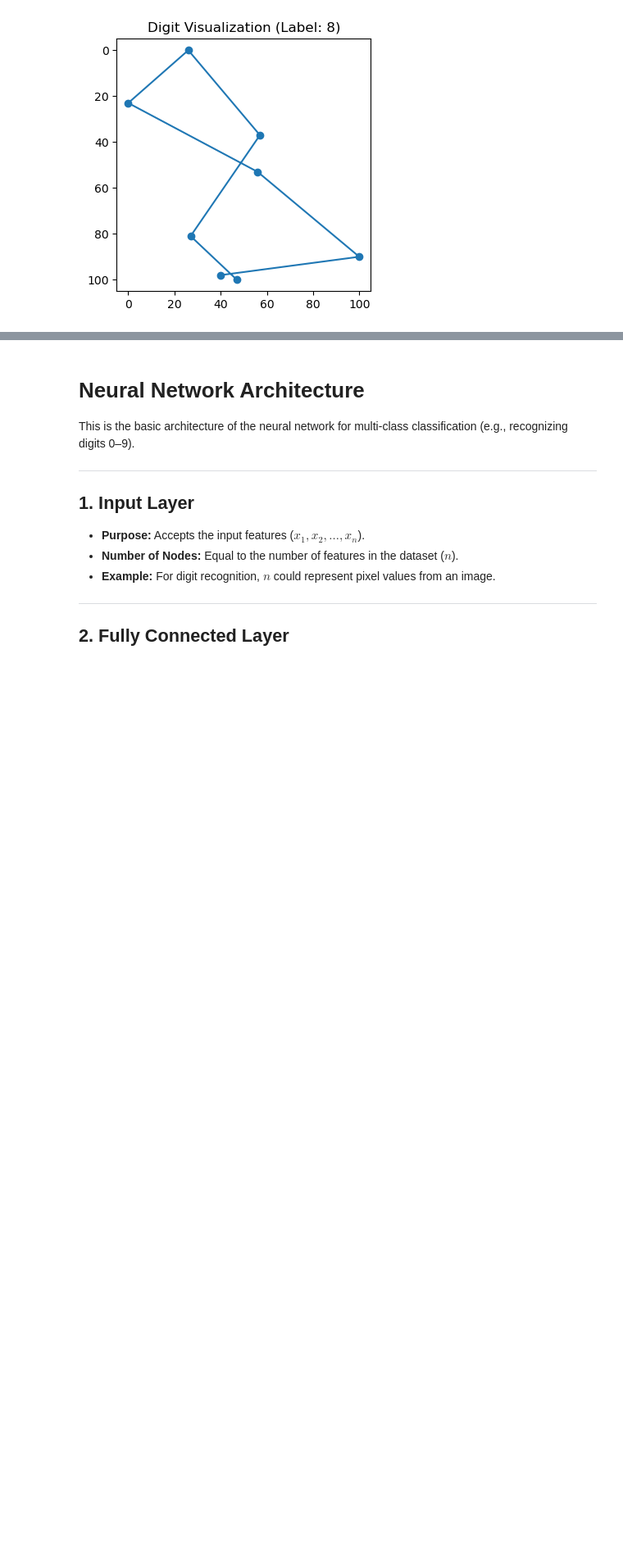
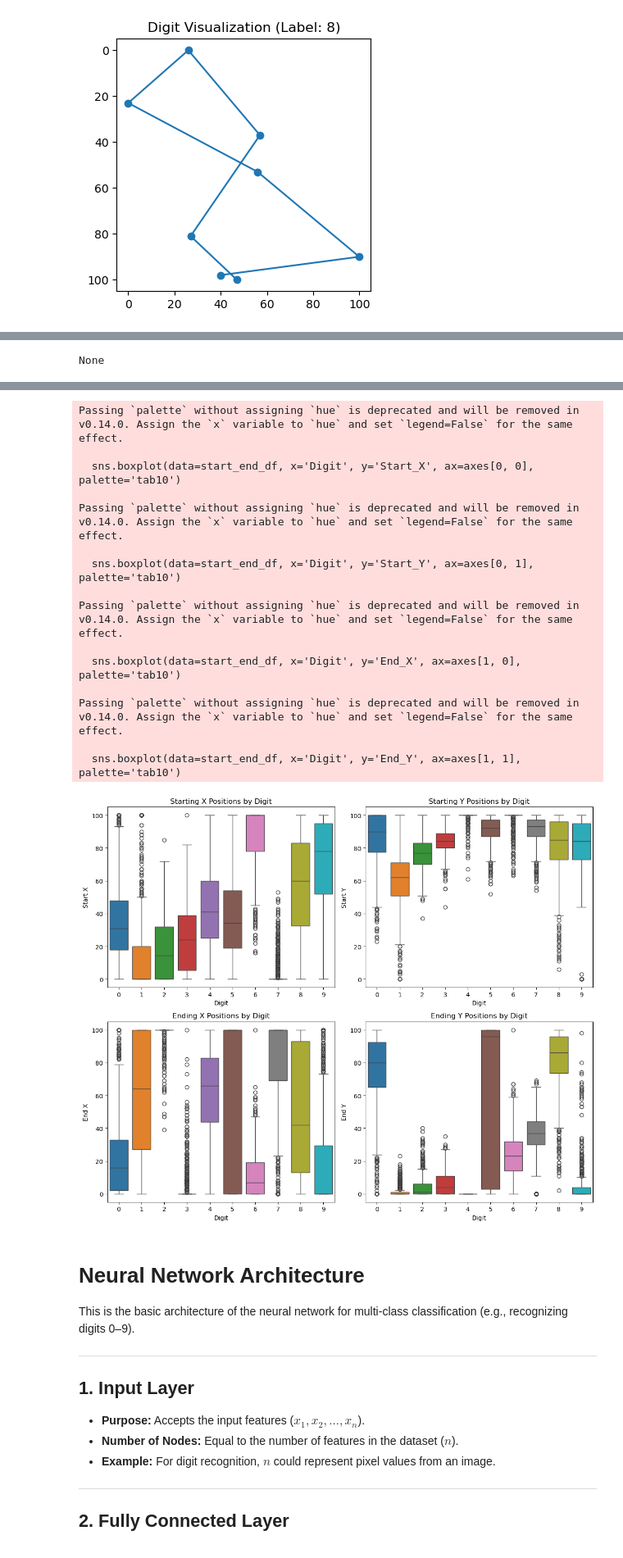
Before and after one commit to andrewhxd/PenDigitsNN, a Jupyter notebook: PenDigitsNN.ipynb, the cells around one changed output, grey strips where cells are left out. Shown at 82% size. Saved outputs shown, nothing was run; the diff lists cells and outputs as text; code cells hidden in the pictures; blank space fills up the shorter version.

```diff
--- a/PenDigitsNN.ipynb
+++ b/PenDigitsNN.ipynb
@@ -62,0 +367,57 @@ plt.show()
+# %%
+import pandas as pd
+import matplotlib.pyplot as plt
+import seaborn as sns
+
+# Load dataset
+url = "pendigits_txt.csv"
+df = pd.read_csv(url)
+
+# Display basic info
+display(df.head())
+display(df.info())
+display(df.describe())
+
+# Extract features and labels
+X = df.iloc[:, :-1]  # First 16 columns are coordinate pairs
+Y = df.iloc[:, -1]   # Last column is the digit label
+
+# Extract starting and ending points
+start_x, start_y = X.iloc[:, 0], X.iloc[:, 1]
+end_x, end_y = X.iloc[:, -2], X.iloc[:, -1]
+
+# Create a dataframe for analysis
+start_end_df = pd.DataFrame({
+    'Digit': Y,
+    'Start_X': start_x,
+    'Start_Y': start_y,
+    'End_X': end_x,
+    'End_Y': end_y
+})
+
+# Plot boxplots
+fig, axes = plt.subplots(2, 2, figsize=(12, 10))
+
+# Boxplot for Starting X
+sns.boxplot(data=start_end_df, x='Digit', y='Start_X', ax=axes[0, 0], palette='tab10')
+axes[0, 0].set_title('Starting X Positions by Digit')
+axes[0, 0].set_ylabel('Start X')
+
+# Boxplot for Starting Y
+sns.boxplot(data=start_end_df, x='Digit', y='Start_Y', ax=axes[0, 1], palette='tab10')
+axes[0, 1].set_title('Starting Y Positions by Digit')
+axes[0, 1].set_ylabel('Start Y')
+
+# Boxplot for Ending X
+sns.boxplot(data=start_end_df, x='Digit', y='End_X', ax=axes[1, 0], palette='tab10')
+axes[1, 0].set_title('Ending X Positions by Digit')
+axes[1, 0].set_ylabel('End X')
+
+# Boxplot for Ending Y
+sns.boxplot(data=start_end_df, x='Digit', y='End_Y', ax=axes[1, 1], palette='tab10')
+axes[1, 1].set_title('Ending Y Positions by Digit')
+axes[1, 1].set_ylabel('End Y')
+
+plt.tight_layout()
+plt.show()
+# %% [output]
@@ -62,0 +447 @@ plt.show()
+None
@@ -63,3 +457,19 @@ plt.show()
+Passing `palette` without assigning `hue` is deprecated and will be removed in v0.14.0. Assign the `x` variable to `hue` and set `legend=False` for the same effect.
+
+  sns.boxplot(data=start_end_df, x='Digit', y='Start_X', ax=axes[0, 0], palette='tab10')
+
+Passing `palette` without assigning `hue` is deprecated and will be removed in v0.14.0. Assign the `x` variable to `hue` and set `legend=False` for the same effect.
+
+  sns.boxplot(data=start_end_df, x='Digit', y='Start_Y', ax=axes[0, 1], palette='tab10')
+
+Passing `palette` without assigning `hue` is deprecated and will be removed in v0.14.0. Assign the `x` variable to `hue` and set `legend=False` for the same effect.
+
+  sns.boxplot(data=start_end_df, x='Digit', y='End_X', ax=axes[1, 0], palette='tab10')
+
+Passing `palette` without assigning `hue` is deprecated and will be removed in v0.14.0. Assign the `x` variable to `hue` and set `legend=False` for the same effect.
+
+  sns.boxplot(data=start_end_df, x='Digit', y='End_Y', ax=axes[1, 1], palette='tab10')
+[figure, added]
 # %% [markdown]
 # **Neural Network Architecture**
 
```
Also changed, not shown: parts of 7 cells of this notebook, 4 other files.
